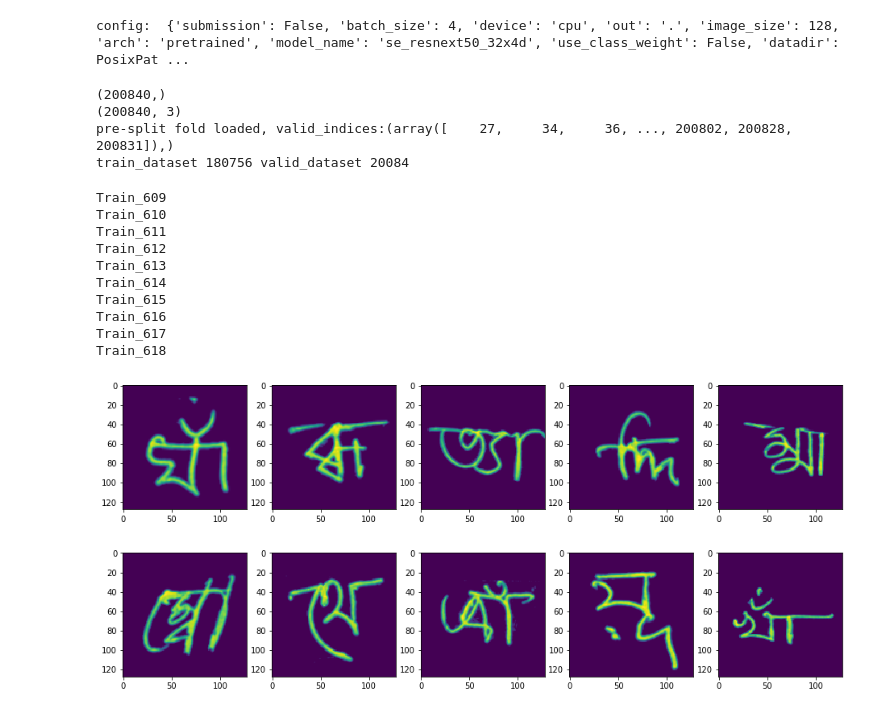
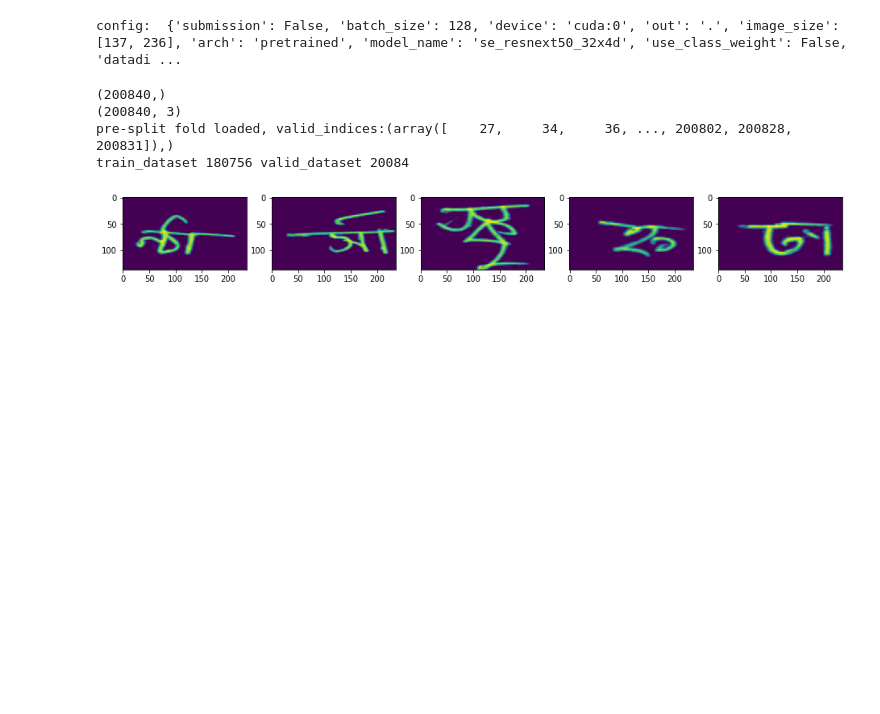
Before and after one commit to lisosia/kaggle-bengali-ai, a Jupyter notebook: src/test_resizecrop.ipynb, the cells around one changed output. Cells and saved outputs as stored; diff of their text form; code cells hidden in the pictures; blank space fills up the shorter version.

```diff
--- a/src/test_resizecrop.ipynb
+++ b/src/test_resizecrop.ipynb
@@ -1,8 +1,9 @@
 # %%
 import config
-C = config.get_config('./config/debug.yml')
+# C = config.get_config('./config/debug.yml')
+C = config.get_config('./config/013_seresnext_cutmix_onecycle_137x236.yml')
 # %% [output]
-config:  {'submission': False, 'batch_size': 4, 'device': 'cpu', 'out': '.', 'image_size': 128, 'arch': 'pretrained', 'model_name': 'se_resnext50_32x4d', 'use_class_weight': False, 'datadir': PosixPat ...
+config:  {'submission': False, 'batch_size': 128, 'device': 'cuda:0', 'out': '.', 'image_size': [137, 236], 'arch': 'pretrained', 'model_name': 'se_resnext50_32x4d', 'use_class_weight': False, 'datadi ...
 # %%
 from dataset import *
 from loss import *
@@ -17,23 +18,14 @@ train_dataset 180756 valid_dataset 20084
 # %%
 tmp = 'tmp'
 import matplotlib.pyplot as plt
 
-i=55
+i=5
+SHOW=5
 
-plt.figure(figsize=(16,7))
-for index, (im, la) in enumerate(t[10*i:10*(i+1)]):
-    plt.subplot(2,5,index+1)
+plt.figure(figsize=(16,3*(SHOW//5)))
+for index, (im, la) in enumerate(t[SHOW*i:SHOW*(i+1)]):
+    plt.subplot(SHOW/5,5,index+1)
     plt.imshow(im[0])
 plt.show()
 # %% [output]
-Train_609
-Train_610
-Train_611
-Train_612
-Train_613
-Train_614
-Train_615
-Train_616
-Train_617
-Train_618
-[figure, old version]
+[figure, new version]
```
